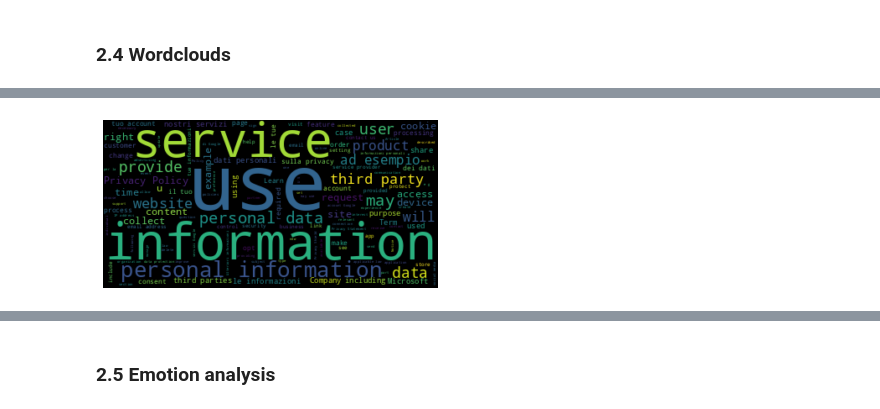
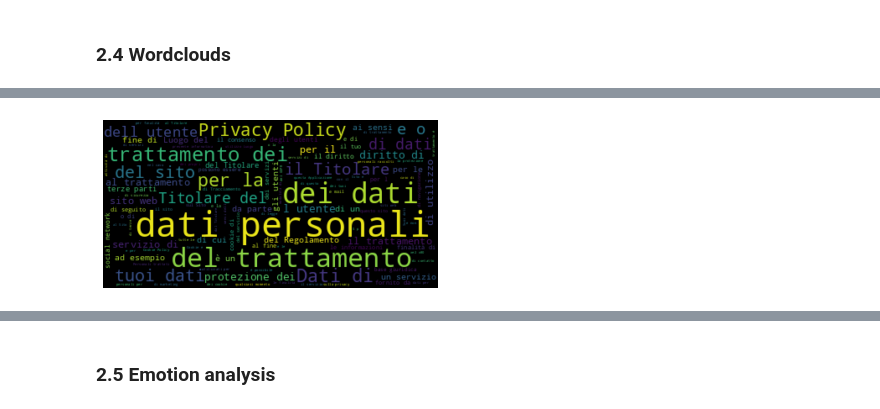
Before and after one commit to gbrsni/policySpider, a Jupyter notebook: Policy analysis.ipynb, the cells around one changed output, grey strips where cells are left out. Cells and saved outputs as stored; diff of their text form; code cells hidden in the pictures.

Commit message:
Generating wordclouds for each language

```diff
--- a/Policy analysis.ipynb
+++ b/Policy analysis.ipynb
@@ -473,7 +473,10 @@ for language in pd.Series(languages).value_counts().keys():
         wordcounts.append(len(file.read().split()))
 
 #     plt.ylim(0, 15)
-    plt.ylim(0, 110)
+
+#     plt.ylim(0, 300) # !!!
+    print("Beware different scales!")
+
     plt.xlim(0, highest_wordcount * 1.1)
     plt.hist(wordcounts, 20)
     plt.show()
@@ -527,34 +529,61 @@ dtype: int64
 ### 2.4 Wordclouds
 # %%
 # Some fun wordclouds :)
-policy_files = []
-for filename in policy_file_names:
-    policy_files.append(open(DATADIR + filename))
+# policy_files = []
+# for filename in policy_file_names:
+#     policy_files.append(open(DATADIR + filename))
 
-all_policy_text = ""
-for file in policy_files:
-    all_policy_text += file.read()
 
-wordcloud = WordCloud().generate(all_policy_text)
+for language in pd.Series(languages).value_counts().keys():
+    policy_files = []
+    for filename in languages.keys():
+        if languages[filename] == language:
+            filename = filename[len("data/"):]
+            policy_files.append(open(DATADIR + filename))
 
-plt.imshow(wordcloud, interpolation='bilinear')
-plt.axis("off")
-plt.show()
+    print(language)
 
-# Unsurprisingly you have to filter out heaps of words...
-policy_files = []
-for filename in policy_file_names:
-    policy_files.append(open(DATADIR + filename))
+    if len(policy_files) < 10: # Ignore small sample sizes
+        print("Sample size for " + language + " too small")
+        continue
 
-all_policy_text_filtered = ""
-for file in policy_files:
-    for word in file.read().split():
-        if word not in (justext.get_stoplist("Italian")):
-            all_policy_text_filtered += word + " "
+    if language == "it":
+        stoplist_lang = "Italian"
+    elif language == "en":
+        stoplist_lang = "English"
+    else:
+        print("Not english or italian")
+        continue
 
-wordcloud = WordCloud().generate(all_policy_text_filtered)
+    all_policy_text = ""
+    for file in policy_files:
+        all_policy_text += file.read()
 
-plt.imshow(wordcloud, interpolation='bilinear')
-plt.axis("off")
-plt.show()
+    wordcloud = WordCloud().generate(all_policy_text)
+
+    plt.imshow(wordcloud, interpolation='bilinear')
+    plt.axis("off")
+    plt.show()
+
+    # Unsurprisingly you have to filter out heaps of words...
+#     policy_files = []
+#     for filename in policy_file_names:
+#         policy_files.append(open(DATADIR + filename))
+    policy_files = []
+    for filename in languages.keys():
+        if languages[filename] == language:
+            filename = filename[len("data/"):]
+            policy_files.append(open(DATADIR + filename))
+
+    all_policy_text_filtered = ""
+    for file in policy_files:
+        for word in file.read().split():
+            if word not in (justext.get_stoplist(stoplist_lang)): # Those built in stoplists are kinda awful
+                all_policy_text_filtered += word + " "
+
+    wordcloud = WordCloud().generate(all_policy_text_filtered)
+
+    plt.imshow(wordcloud, interpolation='bilinear')
+    plt.axis("off")
+    plt.show()
 # %% [output]
@@ -561 +591 @@ plt.show()
-[figure, old version]
+[figure, new version]
```
Also changed, not shown: parts of 4 cells of this notebook.
